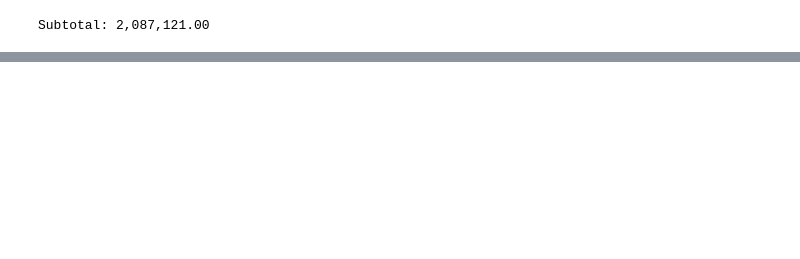
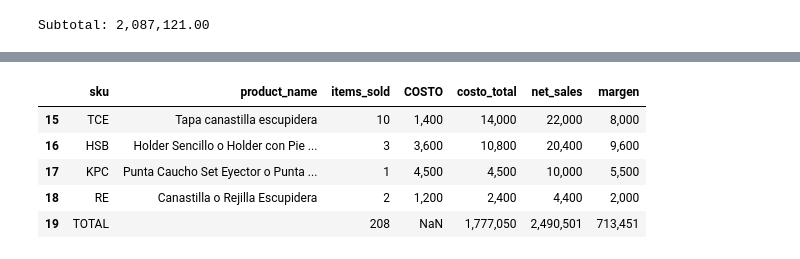
Before and after one commit to miguladg/woocommerce-lookup-table-check, a Jupyter notebook: Supplier Repor products.ipynb, the cells around one changed output, grey strips where cells are left out. Cells and saved outputs as stored; diff of their text form; code cells hidden in the pictures; blank space fills up the shorter version.

```diff
--- a/Supplier Repor products.ipynb
+++ b/Supplier Repor products.ipynb
@@ -367,3 +386,33 @@ net_sales     2,490,501
 costo_total   1,777,050
 margen          713,451
 dtype: float64
+# %%
+import pandas as pd
+
+proveedor = "MIGUEL"
+df_out = df_sku[df_sku["PROVEEDOR"] == proveedor].copy()
+
+cols = ["sku", "product_name", "items_sold", "COSTO", "costo_total", "net_sales", "margen"]
+df_out = df_out[cols].sort_values("net_sales", ascending=False)
+
+# Totals row
+total = pd.DataFrame([{
+    "sku": "TOTAL",
+    "product_name": "",
+    "items_sold": df_out["items_sold"].sum(),
+    "COSTO": None,
+    "costo_total": df_out["costo_total"].sum(),
+    "net_sales": df_out["net_sales"].sum(),
+    "margen": df_out["margen"].sum(),
+}])
+
+df_final = pd.concat([df_out, total], ignore_index=True)
+df_final.to_excel(f"reporte_{proveedor}_{START_DATE[:7]}.xlsx", index=False)
+df_final.tail()
+# %% [output]
+|  | sku | product_name | items_sold | COSTO | costo_total | net_sales | margen |
+| 15 | TCE | Tapa canastilla escupidera | 10 | 1,400 | 14,000 | 22,000 | 8,000 |
+| 16 | HSB | Holder Sencillo o Holder con Pie ... | 3 | 3,600 | 10,800 | 20,400 | 9,600 |
+| 17 | KPC | Punta Caucho Set Eyector o Punta ... | 1 | 4,500 | 4,500 | 10,000 | 5,500 |
+| 18 | RE | Canastilla o Rejilla Escupidera | 2 | 1,200 | 2,400 | 4,400 | 2,000 |
+| 19 | TOTAL |  | 208 | NaN | 1,777,050 | 2,490,501 | 713,451 |
```
Also changed, not shown: parts of 4 cells of this notebook, 3 other files.
